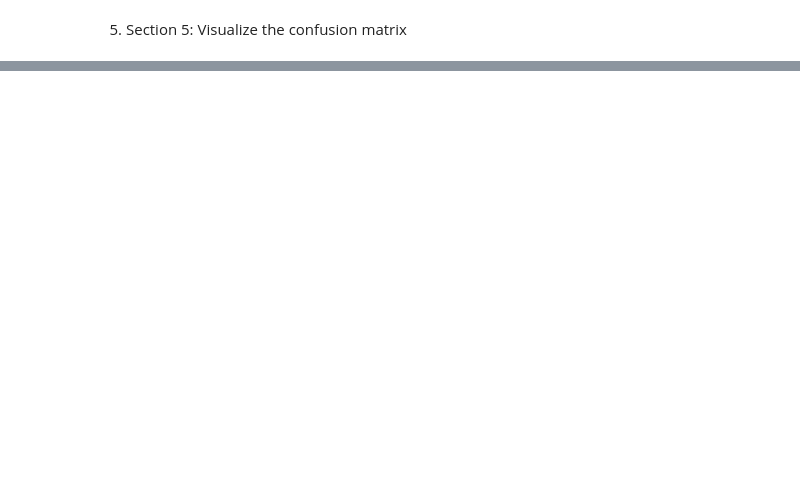
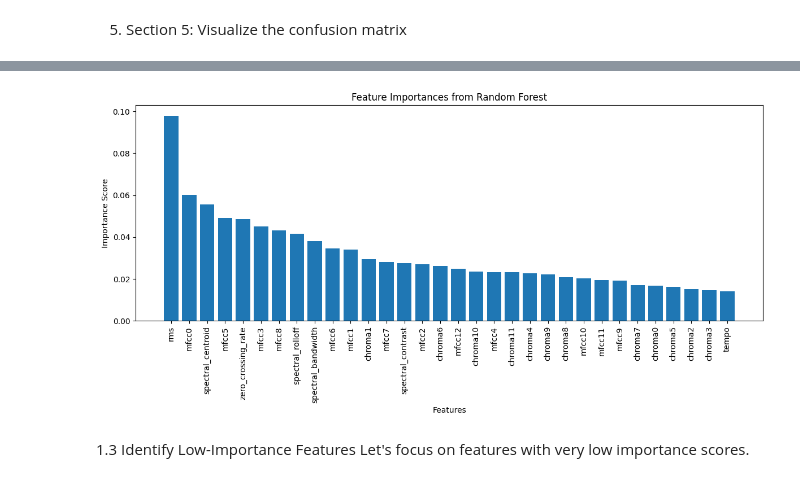
Before and after one commit to hesambeigy/MusicGenreClassification, a Jupyter notebook: notebooks/MusicGenreClassification.ipynb, the cells around one changed output, grey strips where cells are left out. Saved outputs shown, nothing was run; the diff lists cells and outputs as text; code cells hidden in the pictures; blank space fills up the shorter version.

```diff
--- a/notebooks/MusicGenreClassification.ipynb
+++ b/notebooks/MusicGenreClassification.ipynb
@@ -104,0 +196,20 @@ plt.show()
+# %%
+X = df.drop('genre', axis=1)
+y = df['genre']
+
+# Convert feature columns to numeric
+X = X.apply(pd.to_numeric)
+
+# Encode labels if necessary
+from sklearn.preprocessing import LabelEncoder
+le = LabelEncoder()
+y_encoded = le.fit_transform(y)
+# %%
+from sklearn.model_selection import train_test_split
+
+X_train, X_test, y_train, y_test = train_test_split(X, y_encoded, test_size=0.2, random_state=42)
+# %%
+from sklearn.ensemble import RandomForestClassifier
+
+clf = RandomForestClassifier(n_estimators=100, random_state=42)
+clf.fit(X_train, y_train)
@@ -104,0 +269,27 @@ plt.show()
+# %%
+# Assuming 'clf' is your trained Random Forest model
+importances = clf.feature_importances_
+feature_names = X.columns
+
+# Create a DataFrame to visualize feature importances
+feature_importance_df = pd.DataFrame({'Feature': feature_names, 'Importance': importances})
+
+# Sort features by importance
+feature_importance_df = feature_importance_df.sort_values(by='Importance', ascending=False)
+# %%
+import matplotlib.pyplot as plt
+
+# Plot the feature importances
+plt.figure(figsize=(12, 6))
+plt.bar(feature_importance_df['Feature'], feature_importance_df['Importance'])
+plt.xticks(rotation=90)
+plt.title('Feature Importances from Random Forest')
+plt.ylabel('Importance Score')
+plt.xlabel('Features')
+plt.tight_layout()
+plt.show()
+# %% [output]
+[figure, added]
+# %% [markdown]
+1.3 Identify Low-Importance Features
+Let's focus on features with very low importance scores.
```
Also changed, not shown: parts of 36 cells of this notebook.
